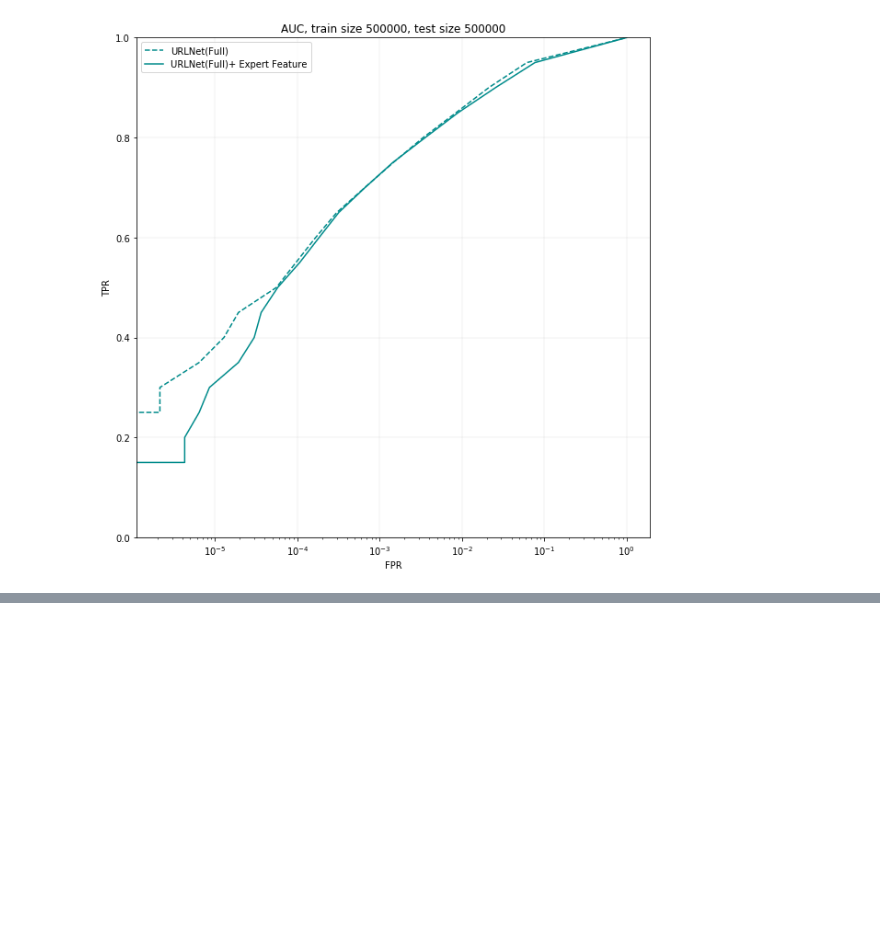
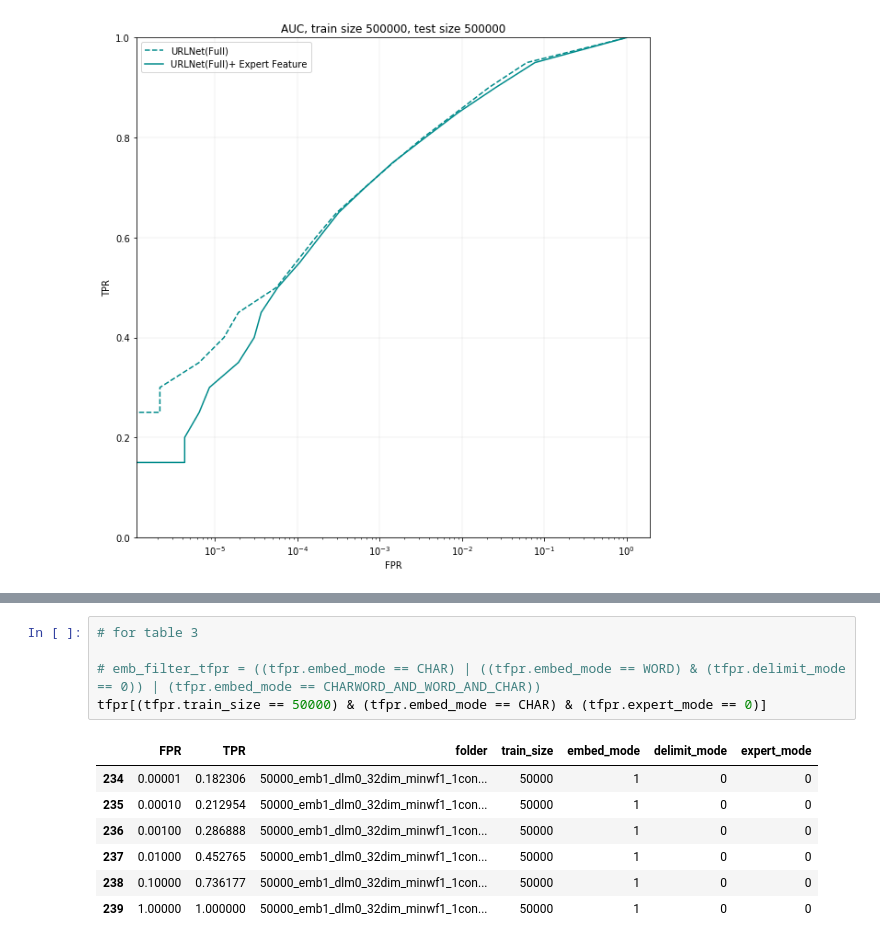
Before and after one commit to wangsha/URLNet, a Jupyter notebook: plotauc.ipynb, the cells around one changed output, grey strips where cells are left out. Cells and saved outputs as stored; diff of their text form; blank space fills up the shorter version.

```diff
--- a/plotauc.ipynb
+++ b/plotauc.ipynb
@@ -181,0 +324,13 @@ dfp.loc[dfp[(dfp.FPR <= 0.1)].groupby(['folder'])['FPR'].idxmax()]
+# %%
+# for table 3
+
+# emb_filter_tfpr = ((tfpr.embed_mode == CHAR) | ((tfpr.embed_mode == WORD) & (tfpr.delimit_mode == 0)) | (tfpr.embed_mode == CHARWORD_AND_WORD_AND_CHAR))
+tfpr[(tfpr.train_size == 50000) & (tfpr.embed_mode == CHAR) & (tfpr.expert_mode == 0)]
+# %% [output]
+|  | FPR | TPR | folder | train_size | embed_mode | delimit_mode | expert_mode |
+| 234 | 0.00001 | 0.182306 | 50000_emb1_dlm0_32dim_minwf1_1con... | 50000 | 1 | 0 | 0 |
+| 235 | 0.00010 | 0.212954 | 50000_emb1_dlm0_32dim_minwf1_1con... | 50000 | 1 | 0 | 0 |
+| 236 | 0.00100 | 0.286888 | 50000_emb1_dlm0_32dim_minwf1_1con... | 50000 | 1 | 0 | 0 |
+| 237 | 0.01000 | 0.452765 | 50000_emb1_dlm0_32dim_minwf1_1con... | 50000 | 1 | 0 | 0 |
+| 238 | 0.10000 | 0.736177 | 50000_emb1_dlm0_32dim_minwf1_1con... | 50000 | 1 | 0 | 0 |
+| 239 | 1.00000 | 1.000000 | 50000_emb1_dlm0_32dim_minwf1_1con... | 50000 | 1 | 0 | 0 |
```
Also changed, not shown: parts of 25 cells of this notebook.
